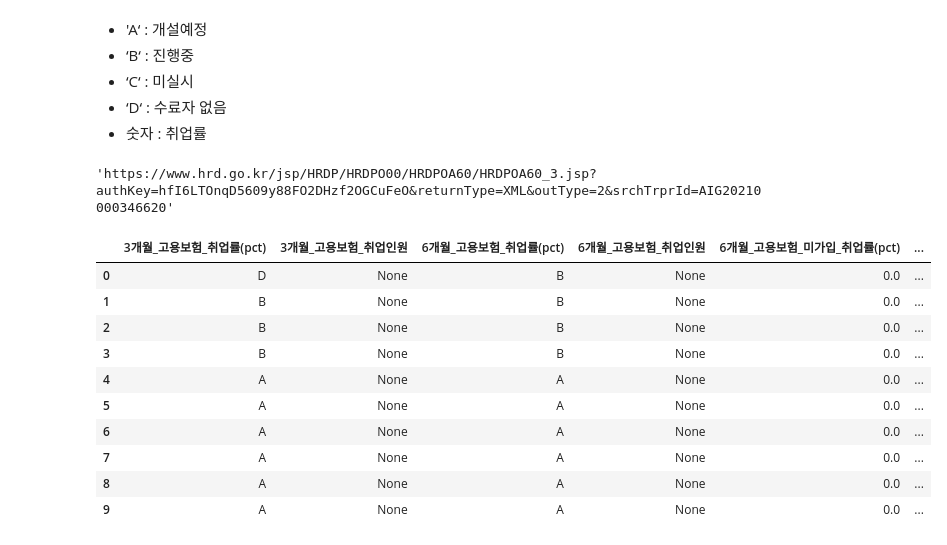
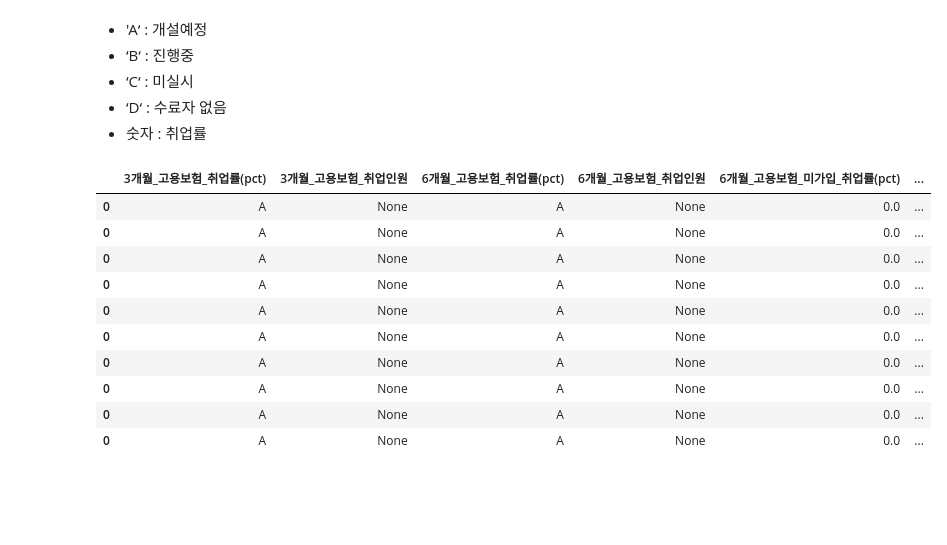
Before and after one commit to tmxkqotnl/project_training_info_part_data, a Jupyter notebook: nb/hrd_get_training_schedule.ipynb, the cells around one changed output. Cells and saved outputs as stored; diff of their text form; code cells hidden in the pictures; blank space fills up the shorter version.

```diff
--- a/nb/hrd_get_training_schedule.ipynb
+++ b/nb/hrd_get_training_schedule.ipynb
@@ -10,38 +12,44 @@ from const import TRAINING_FOR_JOB_HUNTER,INFO_TYPE
 - ‘C‘ : 미실시
 - ‘D‘ : 수료자 없음
 - 숫자 : 취업률
-# %%
-url = URL()
-
-params = {
-    'authKey':os.getenv('HRD_API_KEY'),
-    'returnType':'XML',
-    'outType':'2',
-    'srchTrprId':'AIG20210000346620',
-}
-
-url.set_parameter(params)
-url.set_url(TRAINING_FOR_JOB_HUNTER[INFO_TYPE['훈련일정']])
-
-import requests
-from controller.url_controller import get_full_url
-
-get_full_url(url)
-# requests.get(get_full_url(url))
-# %% [output]
-'https://www.hrd.go.kr/jsp/HRDP/HRDPO00/HRDPOA60/HRDPOA60_3.jsp?authKey=hfI6LTOnqD5609y88FO2DHzf2OGCuFeO&returnType=XML&outType=2&srchTrprId=AIG20210000346620'
-# %%
-from controller.training_schedule import get_traininig_schedule_info, get_training_schedule_info_list
-get_traininig_schedule_info(url,'AIG20210000346620')
-# %% [output]
-|  | 3개월_고용보험_취업률(pct) | 3개월_고용보험_취업인원 | 6개월_고용보험_취업률(pct) | 6개월_고용보험_취업인원 | 6개월_고용보험_미가입_취업률(pct) | ... |
-| 0 | D | None | B | None | 0.0 | ... |
-| 1 | B | None | B | None | 0.0 | ... |
-| 2 | B | None | B | None | 0.0 | ... |
-| 3 | B | None | B | None | 0.0 | ... |
-| 4 | A | None | A | None | 0.0 | ... |
-| 5 | A | None | A | None | 0.0 | ... |
-| 6 | A | None | A | None | 0.0 | ... |
-| 7 | A | None | A | None | 0.0 | ... |
-| 8 | A | None | A | None | 0.0 | ... |
-| 9 | A | None | A | None | 0.0 | ... |
+# %%
+url_schedule = URL()
+url_schedule.set_parameter({
+    'authKey':os.getenv('HRD_API_KEY'),
+    'returnType':'XML',
+    'outType':'2',
+    'srchTrprId':'AIG20210000346620',
+    'srchTrprDegr':1
+})
+
+url_tr_lst = URL()
+url_tr_lst.set_parameter({
+    'authKey':os.getenv('HRD_API_KEY'),
+    "returnType": "XML",
+    "outType": "1",
+    "pageNum": "1",
+    "pageSize": "10",
+    "sortCol": "TR_STT_DT",
+    "srchTraStDt": "19700101",
+    "srchTraEndDt": "20301231",
+    "sort":'DESC'
+})
+# %%
+# 구직자 훈련과정
+url_schedule.set_url(TRAINING_FOR_JOB_HUNTER[INFO_TYPE['훈련일정']])
+url_tr_lst.set_url(TRAINING_FOR_JOB_HUNTER[INFO_TYPE['목록']])
+
+lst = get_training_list(url_tr_lst)
+get_training_schedule_info_list(url_schedule,lst)
+# %% [output]
+|  | 3개월_고용보험_취업률(pct) | 3개월_고용보험_취업인원 | 6개월_고용보험_취업률(pct) | 6개월_고용보험_취업인원 | 6개월_고용보험_미가입_취업률(pct) | ... |
+| 0 | A | None | A | None | 0.0 | ... |
+| 0 | A | None | A | None | 0.0 | ... |
+| 0 | A | None | A | None | 0.0 | ... |
+| 0 | A | None | A | None | 0.0 | ... |
+| 0 | A | None | A | None | 0.0 | ... |
+| 0 | A | None | A | None | 0.0 | ... |
+| 0 | A | None | A | None | 0.0 | ... |
+| 0 | A | None | A | None | 0.0 | ... |
+| 0 | A | None | A | None | 0.0 | ... |
+| 0 | A | None | A | None | 0.0 | ... |
```
Also changed, not shown: parts of 6 cells of this notebook, 11 other files.
